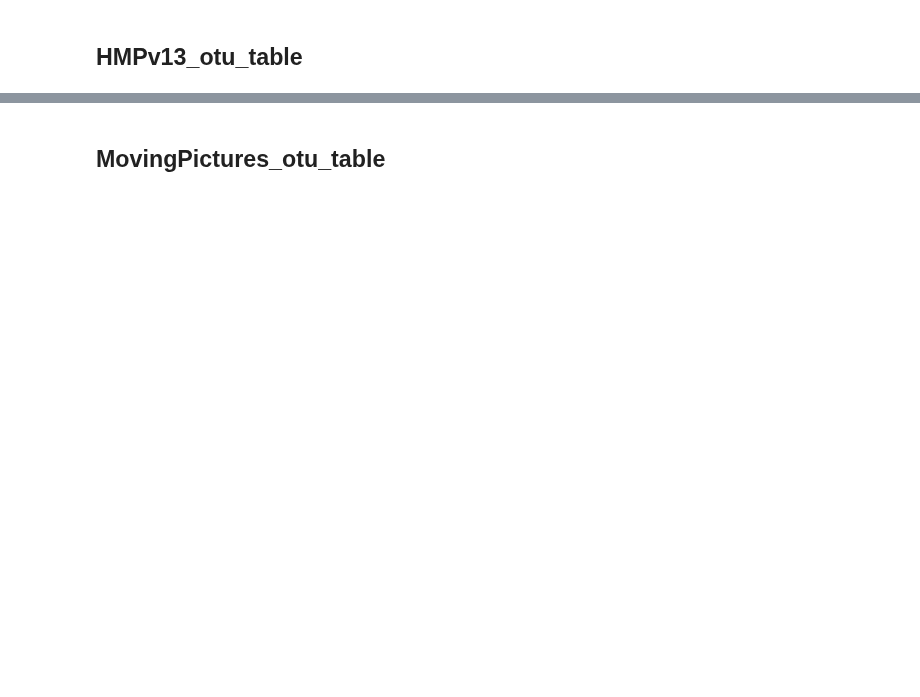
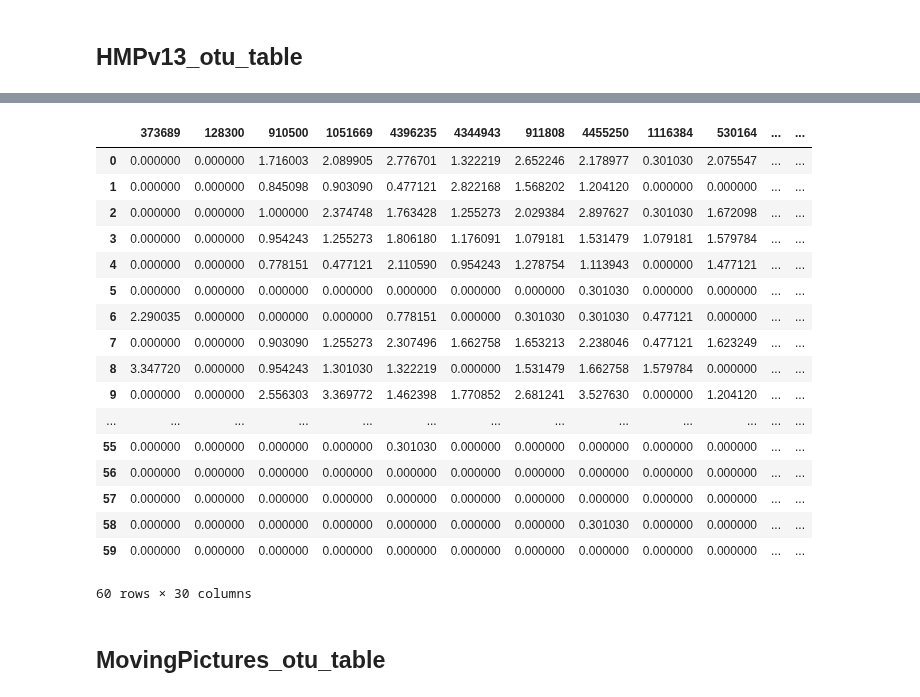
Before and after one commit to EngineerDanny/CS685-Microbe-Network-Research-Code, a Jupyter notebook: data/microbe_ds/wrangle_data.ipynb, the cells around one changed output, grey strips where cells are left out. Drawn from its saved outputs; the diff is of its cells as text; code cells hidden in the pictures; blank space fills up the shorter version.

```diff
--- a/data/microbe_ds/wrangle_data.ipynb
+++ b/data/microbe_ds/wrangle_data.ipynb
@@ -72,9 +77,28 @@ df_selected
 # %%
 # First, find the minimum group size
 min_group_size = df_selected['Group_ID'].value_counts().min()
-
+# but min_group_size should be a multiple of the cv constant which is 5
+min_group_size = min_group_size - (min_group_size % CV)
 # Now, use groupby and sample to get equal-sized samples from each group
 equal_samples_df = df_selected.groupby('Group_ID').apply(lambda x: x.sample(min_group_size)).reset_index(drop=True)
-
-equal_samples_df.to_csv('/projects/genomic-ml/da2343/ml_project_1/data/microbe_ds/HMPv35_sub_log.csv', index=False)
+equal_samples_df
+# %% [output]
+|  | 373689 | 128300 | 910500 | 1051669 | 4396235 | 4344943 | 911808 | 4455250 | 1116384 | 530164 | ... | ... |
+| 0 | 0.000000 | 0.000000 | 1.716003 | 2.089905 | 2.776701 | 1.322219 | 2.652246 | 2.178977 | 0.301030 | 2.075547 | ... | ... |
+| 1 | 0.000000 | 0.000000 | 0.845098 | 0.903090 | 0.477121 | 2.822168 | 1.568202 | 1.204120 | 0.000000 | 0.000000 | ... | ... |
+| 2 | 0.000000 | 0.000000 | 1.000000 | 2.374748 | 1.763428 | 1.255273 | 2.029384 | 2.897627 | 0.301030 | 1.672098 | ... | ... |
+| 3 | 0.000000 | 0.000000 | 0.954243 | 1.255273 | 1.806180 | 1.176091 | 1.079181 | 1.531479 | 1.079181 | 1.579784 | ... | ... |
+| 4 | 0.000000 | 0.000000 | 0.778151 | 0.477121 | 2.110590 | 0.954243 | 1.278754 | 1.113943 | 0.000000 | 1.477121 | ... | ... |
+| 5 | 0.000000 | 0.000000 | 0.000000 | 0.000000 | 0.000000 | 0.000000 | 0.000000 | 0.301030 | 0.000000 | 0.000000 | ... | ... |
+| 6 | 2.290035 | 0.000000 | 0.000000 | 0.000000 | 0.778151 | 0.000000 | 0.301030 | 0.301030 | 0.477121 | 0.000000 | ... | ... |
+| 7 | 0.000000 | 0.000000 | 0.903090 | 1.255273 | 2.307496 | 1.662758 | 1.653213 | 2.238046 | 0.477121 | 1.623249 | ... | ... |
+| 8 | 3.347720 | 0.000000 | 0.954243 | 1.301030 | 1.322219 | 0.000000 | 1.531479 | 1.662758 | 1.579784 | 0.000000 | ... | ... |
+| 9 | 0.000000 | 0.000000 | 2.556303 | 3.369772 | 1.462398 | 1.770852 | 2.681241 | 3.527630 | 0.000000 | 1.204120 | ... | ... |
+| ... | ... | ... | ... | ... | ... | ... | ... | ... | ... | ... | ... | ... |
+| 55 | 0.000000 | 0.000000 | 0.000000 | 0.000000 | 0.301030 | 0.000000 | 0.000000 | 0.000000 | 0.000000 | 0.000000 | ... | ... |
+| 56 | 0.000000 | 0.000000 | 0.000000 | 0.000000 | 0.000000 | 0.000000 | 0.000000 | 0.000000 | 0.000000 | 0.000000 | ... | ... |
+| 57 | 0.000000 | 0.000000 | 0.000000 | 0.000000 | 0.000000 | 0.000000 | 0.000000 | 0.000000 | 0.000000 | 0.000000 | ... | ... |
+| 58 | 0.000000 | 0.000000 | 0.000000 | 0.000000 | 0.000000 | 0.000000 | 0.000000 | 0.301030 | 0.000000 | 0.000000 | ... | ... |
+| 59 | 0.000000 | 0.000000 | 0.000000 | 0.000000 | 0.000000 | 0.000000 | 0.000000 | 0.000000 | 0.000000 | 0.000000 | ... | ... |
+60 rows × 30 columns
 # %%
```
Also changed, not shown: parts of 16 cells of this notebook.
